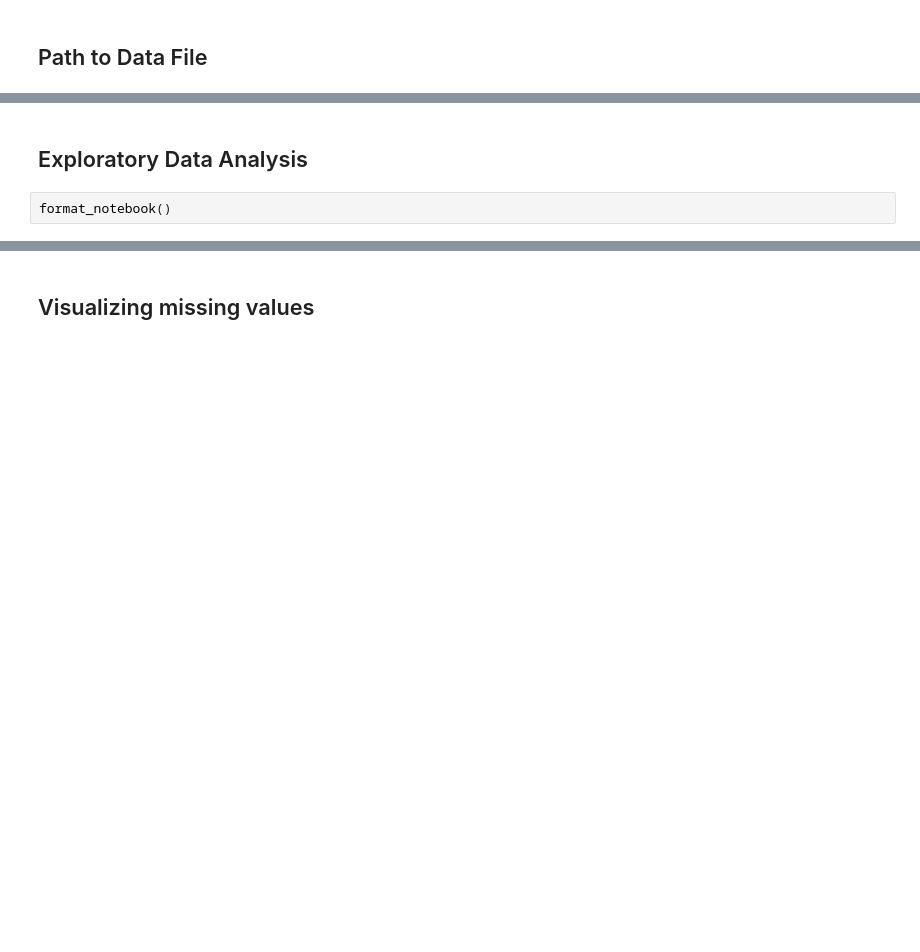
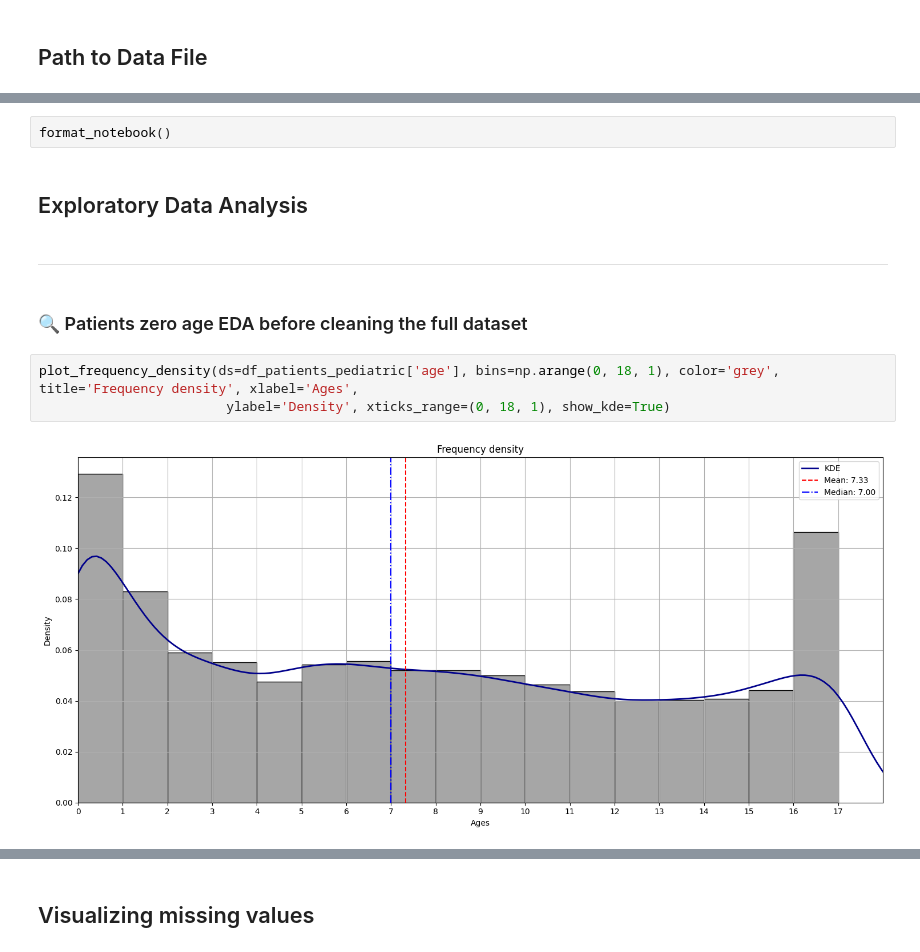
Before and after one commit to LuisPastranaLemus/Data-Driven-Insights-on-Patient-No-Shows, a Jupyter notebook: notebooks/01-eda.ipynb, the cells around one changed output, grey strips where cells are left out. Drawn from its saved outputs; the diff is of its cells as text; blank space fills up the shorter version.

```diff
--- a/notebooks/01-eda.ipynb
+++ b/notebooks/01-eda.ipynb
@@ -33,4 +38,13 @@ df_patients = load_dataset_from_csv(data_file_path, header='infer',  parse_dates
-# %% [markdown]
-## Exploratory Data Analysis
 # %%
 format_notebook()
+# %% [markdown]
+## Exploratory Data Analysis
+# %% [markdown]
+___
+# %% [markdown]
+### 🔍 Patients zero age EDA before cleaning the full dataset
+# %%
+plot_frequency_density(ds=df_patients_pediatric['age'], bins=np.arange(0, 18, 1), color='grey', title='Frequency density', xlabel='Ages',
+                        ylabel='Density', xticks_range=(0, 18, 1), show_kde=True)
+# %% [output]
+[figure, added]
```
Also changed, not shown: parts of 26 cells of this notebook, 6 other files.
